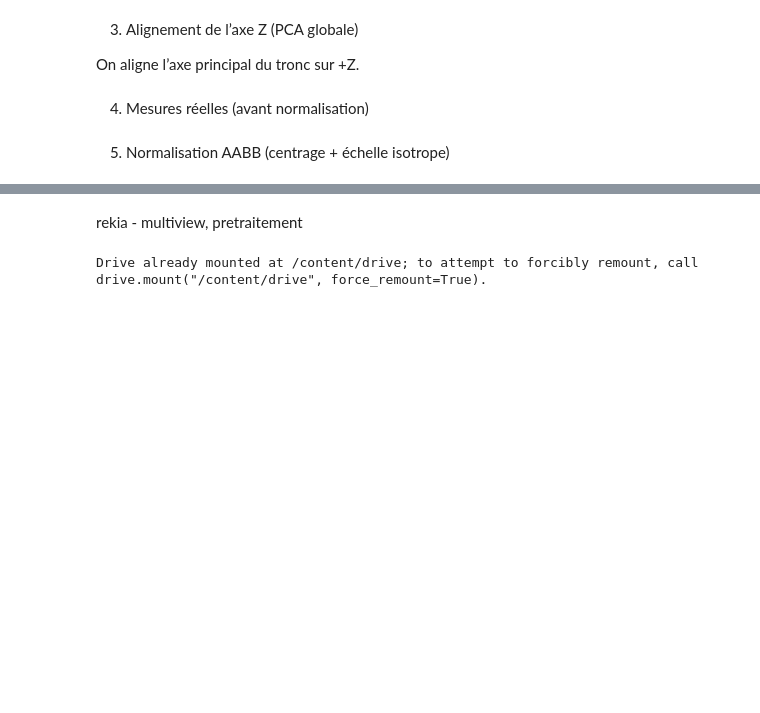
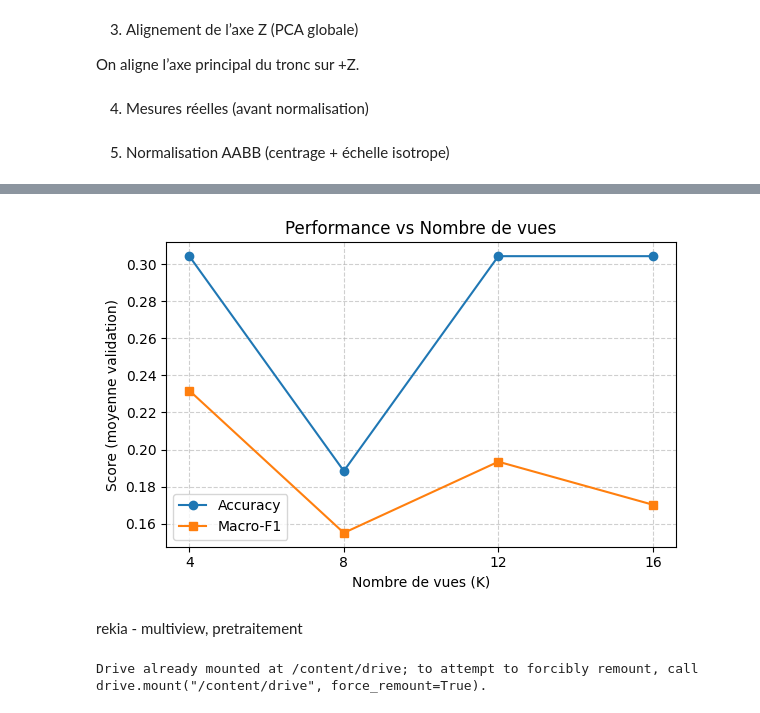
Before and after one commit to btissam75/tree-species-classification, a Jupyter notebook: prj_tr_data.ipynb, the cells around one changed output, grey strips where cells are left out. Cells and saved outputs as stored; diff of their text form; code cells hidden in the pictures; blank space fills up the shorter version.

```diff
--- a/prj_tr_data.ipynb
+++ b/prj_tr_data.ipynb
@@ -750,3 +1077,23 @@ hajar: split
+# %%
+import matplotlib.pyplot as plt
+
+# Calculer la moyenne par nombre de vues
+agg = res_df.groupby("V")[["val_acc","val_f1_macro"]].mean().reset_index()
+
+plt.figure(figsize=(6,4))
+plt.plot(agg["V"], agg["val_acc"], marker="o", label="Accuracy")
+plt.plot(agg["V"], agg["val_f1_macro"], marker="s", label="Macro-F1")
+
+plt.xlabel("Nombre de vues (K)")
+plt.ylabel("Score (moyenne validation)")
+plt.title("Performance vs Nombre de vues")
+plt.xticks(agg["V"])
+plt.legend()
+plt.grid(True, linestyle="--", alpha=0.6)
+plt.tight_layout()
+plt.show()
+# %% [output]
+[figure, added]
 # %% [markdown]
 rekia - multiview, pretraitement
 # %%
```
Also changed, not shown: parts of 7 cells of this notebook.
